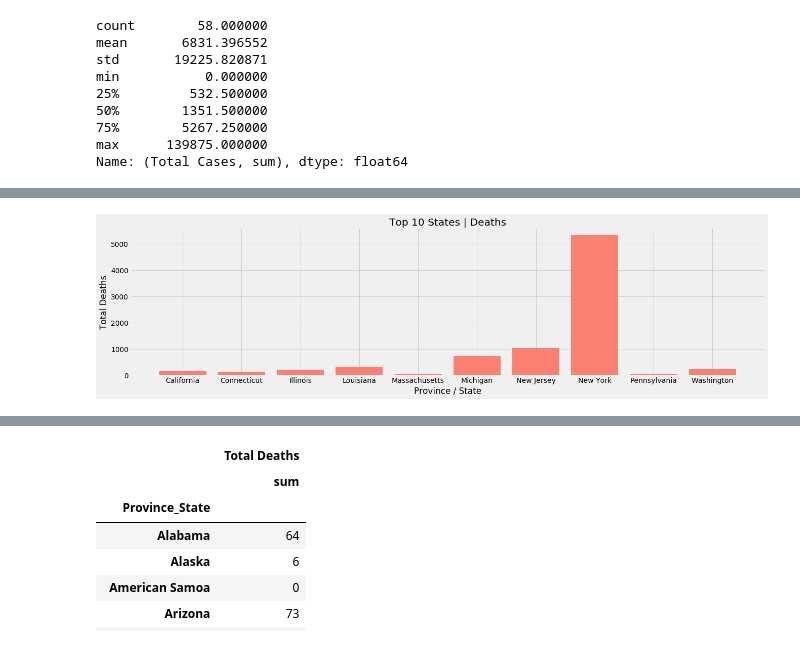
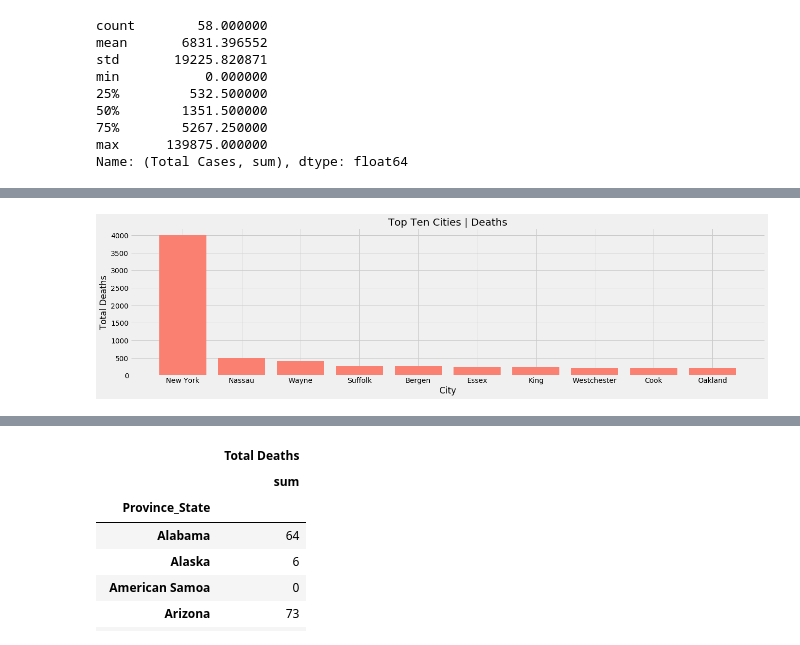
Before and after one commit to kfasola/Fasola_Final_Project, a Jupyter notebook: Fasola - Final Project.ipynb, the cells around one changed output, grey strips where cells are left out. Saved outputs shown, nothing was run; the diff lists cells and outputs as text; code cells hidden in the pictures.

```diff
--- a/Fasola - Final Project.ipynb
+++ b/Fasola - Final Project.ipynb
@@ -356,6 +656,5 @@ Name: (Total Cases, sum), dtype: float64
 # %%
-usdeaths_covid = pd.read_csv('time_series_covid19_deaths_US.csv')
-usdeaths_covid.drop(usdeaths_covid.columns.difference(['Province_State', 'Combined_Key', '4/7/20']), axis=1, inplace=True)
+usdeaths_covid.drop(usdeaths_covid.columns.difference(['Admin2', 'Province_State', 'Combined_Key', '4/7/20']), axis=1, inplace=True)
 usdeaths_covid['Total Deaths'] = usdeaths_covid.sum(1)
 usdeaths_covid
 # %% [output]
@@ -375,4 +678,4 @@ usdeaths_covid
 # %%
-us_top10_deaths = usdeaths_covid.sort_values('Total Deaths', ascending=False).head(26)
+us_top10_deaths = usdeaths_covid.sort_values('Total Deaths', ascending=False).head(10)
 us_top10_deaths
 # %% [output]
@@ -396,8 +693,8 @@ us_top10_deaths
 # %%
 fig, ax = plt.subplots(figsize=(20,5))
-plt.bar('Province_State','Total Deaths', data=us_top10_deaths.groupby('Province_State', as_index=False).sum(), color='salmon')
-plt.title('Top 10 States | Deaths')
-plt.xlabel('Province / State')
+plt.bar('Admin2','Total Deaths', data=us_top10_deaths, color='salmon')
+plt.title('Top Ten Cities | Deaths')
+plt.xlabel('City')
 plt.ylabel('Total Deaths');
 # %% [output]
-[figure, old version]
+[figure, new version]
```
Also changed, not shown: parts of 83 cells of this notebook.
